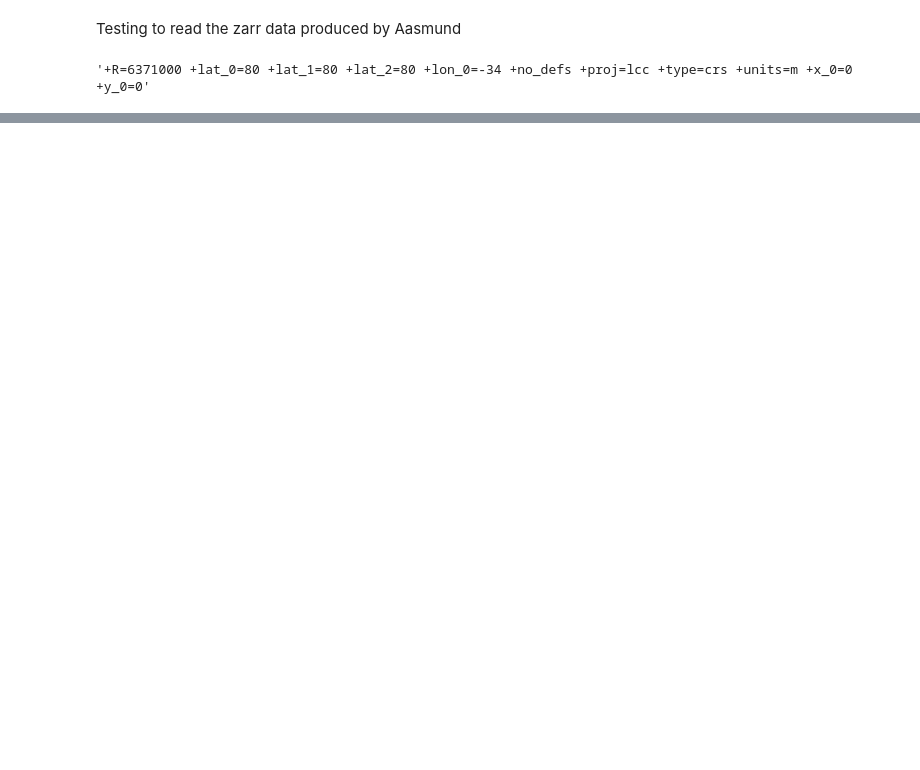
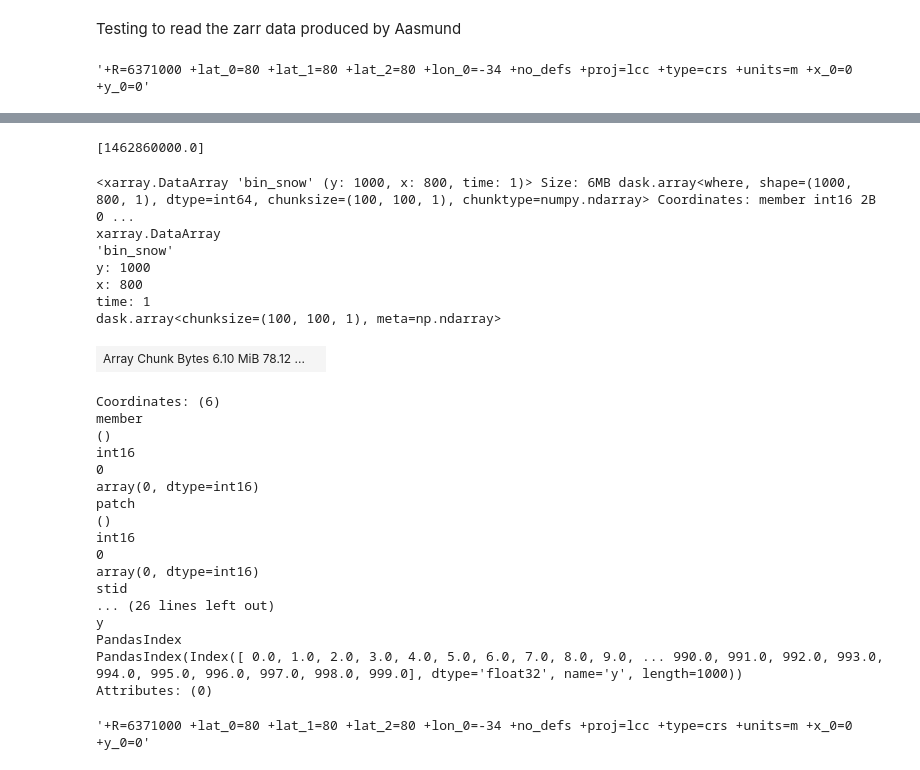
Before and after one commit to carlos9917/cerise_snow_verif, a Jupyter notebook: handling_zarr_data/EDA.ipynb, the cells around one changed output, grey strips where cells are left out. Drawn from its saved outputs; the diff is of its cells as text; code cells hidden in the pictures; blank space fills up the shorter version.

```diff
--- a/handling_zarr_data/EDA.ipynb
+++ b/handling_zarr_data/EDA.ipynb
@@ -22,0 +49,2 @@ carra_analysis.projection
+# %%
+select_carra1 = carra_analysis.sel(time="2016-05-10")
@@ -22,0 +55,2 @@ carra_analysis.projection
+# %%
+carra_subset = select_carra1.sel(member=0,patch=0,stid=1003.) #wth is patch and stid??
@@ -22,0 +59,3 @@ carra_analysis.projection
+# %%
+# create a binary variable called bin_snow
+carra_subset["bin_snow"]  = xr.where(carra_subset["hxa"] > 0.01, 1, 0)
@@ -22,0 +72,7 @@ carra_analysis.projection
+# %%
+# Update the projection part
+carra_subset.attrs["grid_mapping"] = "lambert_conformal_conic"
+carra_subset.attrs["proj4"] = carra_subset.projection
+carra_subset.attrs["nx"] = carra_subset.dims["x"]
+carra_subset.attrs["ny"] = carra_subset.dims["y"]
+carra_subset.to_netcdf("carra1_2016-05-10.nc")
@@ -22,0 +105,32 @@ carra_analysis.projection
+# %%
+std_unix_time
+# %% [output]
+[1462860000.0]
+# %%
+carra_subset["bin_snow"]
+# %% [output]
+<xarray.DataArray 'bin_snow' (y: 1000, x: 800, time: 1)> Size: 6MB dask.array<where, shape=(1000, 800, 1), dtype=int64, chunksize=(100, 100, 1), chunktype=numpy.ndarray> Coordinates: member int16 2B 0 ...
+xarray.DataArray
+'bin_snow'
+y: 1000
+x: 800
+time: 1
+dask.array<chunksize=(100, 100, 1), meta=np.ndarray>
+| Array Chunk Bytes 6.10 MiB 78.12 ... |  |
+Coordinates: (6)
+member
+()
+int16
+0
+array(0, dtype=int16)
+patch
+()
+int16
+0
+array(0, dtype=int16)
+stid
+... (26 lines left out)
+y
+PandasIndex
+PandasIndex(Index([ 0.0, 1.0, 2.0, 3.0, 4.0, 5.0, 6.0, 7.0, 8.0, 9.0, ... 990.0, 991.0, 992.0, 993.0, 994.0, 995.0, 996.0, 997.0, 998.0, 999.0], dtype='float32', name='y', length=1000))
+Attributes: (0)
@@ -22,0 +150,4 @@ carra_analysis.projection
+# %%
+carra_subset.projection
+# %% [output]
+'+R=6371000 +lat_0=80 +lat_1=80 +lat_2=80 +lon_0=-34 +no_defs +proj=lcc +type=crs +units=m +x_0=0 +y_0=0'
```
Also changed, not shown: parts of 25 cells of this notebook.
